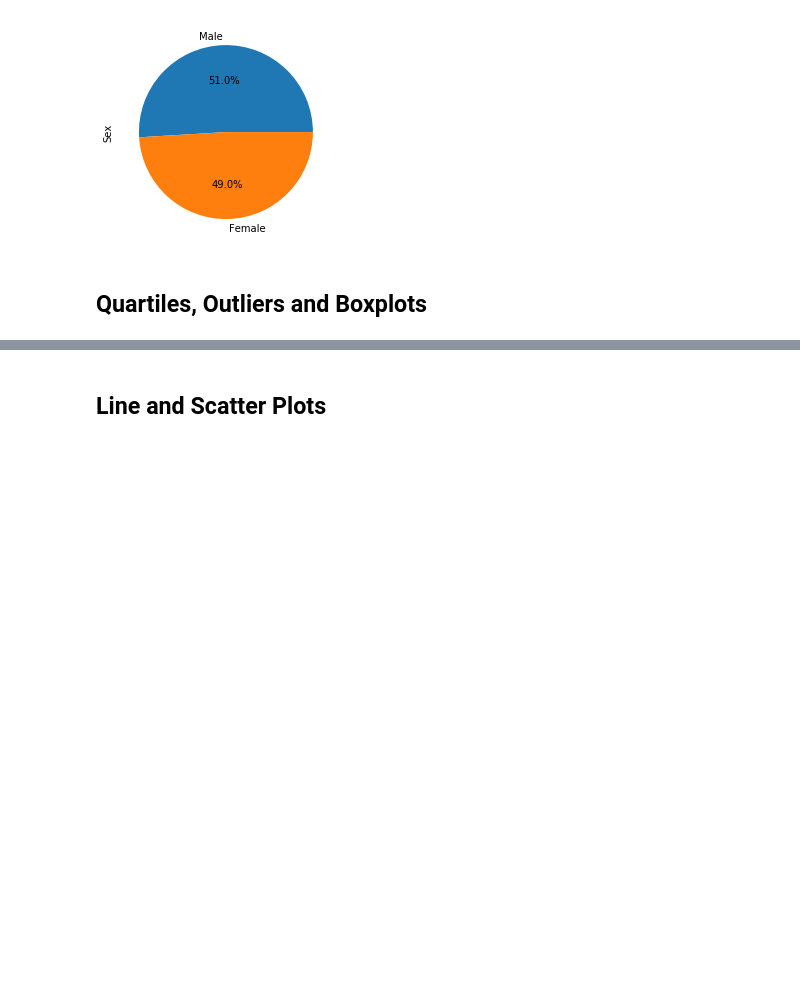
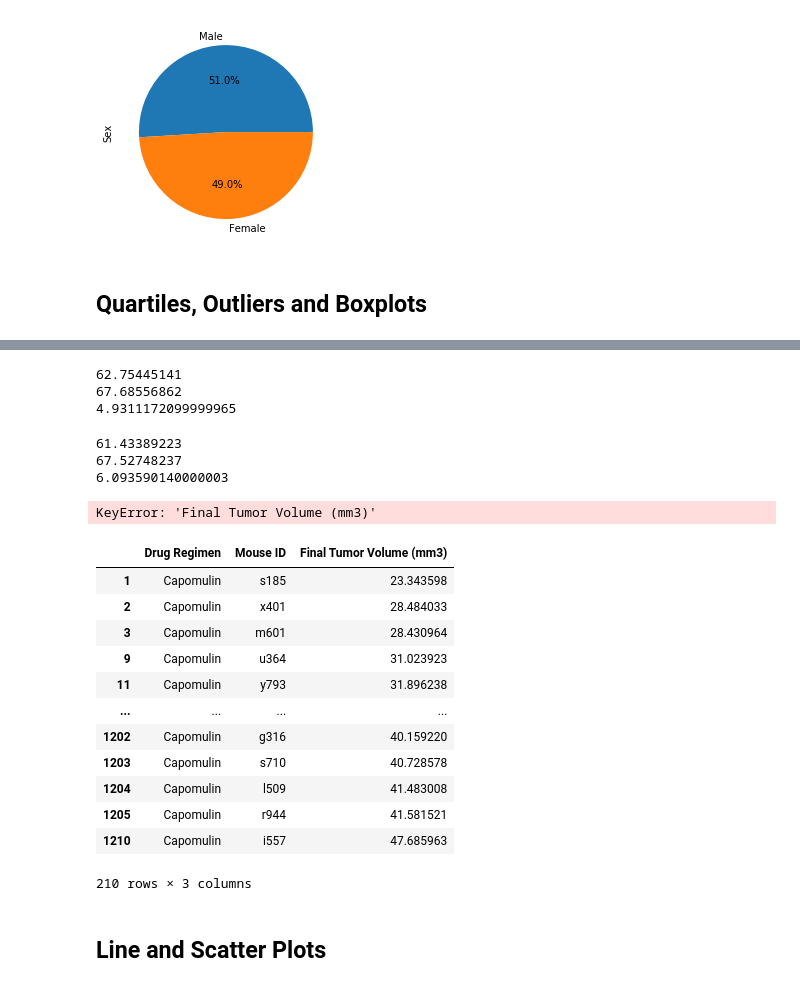
Before and after one commit to manuelamc14/Matploid-challenge, a Jupyter notebook: Pymaceuticals/pymaceuticals_starter.ipynb, the cells around one changed output, grey strips where cells are left out. Saved outputs shown, nothing was run; the diff lists cells and outputs as text; code cells hidden in the pictures; blank space fills up the shorter version.

Commit message:
Quartiles

```diff
--- a/Pymaceuticals/pymaceuticals_starter.ipynb
+++ b/Pymaceuticals/pymaceuticals_starter.ipynb
@@ -246,4 +221,11 @@ max_timepoint
 # %%
 # Merge this group df with the original dataframe to get the tumor volume at the last timepoint
 merge_volume = pd.merge(merge_df_copy, max_timepoint, on="Timepoint", how="right")
-merge_volume
+
+# Obtain the data only for Capomulin, Ramicane, Infubinol, and Ceftamin
+
+filter_merge_volume  = merge_volume.loc[(merge_volume["Drug Regimen"] == "Capomulin") | (merge_volume["Drug Regimen"] == "Ceftamin")| (merge_volume["Drug Regimen"] == "Infubinol") | (merge_volume["Drug Regimen"] == "Ramicane")]
+
+# Clean the data frame
+filter_merge_volume = filter_merge_volume[["Drug Regimen", "Mouse ID", "Tumor Volume (mm3)"]]
+filter_merge_volume = filter_merge_volume.rename(columns = {"Tumor Volume (mm3)":"Final Tumor Volume (mm3)"})
@@ -282,0 +247,58 @@ vol_data = []
+# %%
+# Infubinol
+
+infubinol_volume = filter_merge_volume.loc[(filter_merge_volume["Drug Regimen"] == "Infubinol")]
+quartiles = infubinol_volume['Final Tumor Volume (mm3)'].quantile([.25,.5,.75])
+ilowerq = quartiles[0.25]
+iupperq = quartiles[0.75]
+iiqr = iupperq - ilowerq
+print(ilowerq)
+print(iupperq)
+print(iiqr)
+# %% [output]
+62.75445141
+67.68556862
+4.9311172099999965
+# %%
+# Ceftamin
+ceftamin_volume = filter_merge_volume.loc[(filter_merge_volume["Drug Regimen"] == "Ceftamin")]
+quartiles = ceftamin_volume['Final Tumor Volume (mm3)'].quantile([.25,.5,.75])
+clowerq = quartiles[0.25]
+cupperq = quartiles[0.75]
+ciqr = cupperq - clowerq
+print(clowerq)
+print(cupperq)
+print(ciqr)
+# %% [output]
+61.43389223
+67.52748237
+6.093590140000003
+# %%
+#Capomulin
+#final_tumor_df['Final Tumor Volume'].loc[final_tumor_df['Drug Regimen']=='Infubinol']
+capomulin_volume = filter_merge_volume['Final Tumor Volume (mm3)'].loc[filter_merge_volume["Drug Regimen"] == "Capomulin"]
+quartiles = capomulin_volume['Final Tumor Volume (mm3)'].quantile([.25,.5,.75])
+calowerq = quartiles[0.25]
+caupperq = quartiles[0.75]
+caiqr = caupperq - calowerq
+print(calowerq)
+print(caupperq)
+print(caiqr)
+# %% [output]
+KeyError: 'Final Tumor Volume (mm3)'
+# %%
+capomulin_volume
+# %% [output]
+|  | Drug Regimen | Mouse ID | Final Tumor Volume (mm3) |
+| 1 | Capomulin | s185 | 23.343598 |
+| 2 | Capomulin | x401 | 28.484033 |
+| 3 | Capomulin | m601 | 28.430964 |
+| 9 | Capomulin | u364 | 31.023923 |
+| 11 | Capomulin | y793 | 31.896238 |
+| ... | ... | ... | ... |
+| 1202 | Capomulin | g316 | 40.159220 |
+| 1203 | Capomulin | s710 | 40.728578 |
+| 1204 | Capomulin | l509 | 41.483008 |
+| 1205 | Capomulin | r944 | 41.581521 |
+| 1210 | Capomulin | i557 | 47.685963 |
+210 rows × 3 columns
```
Also changed, not shown: parts of 19 cells of this notebook.
